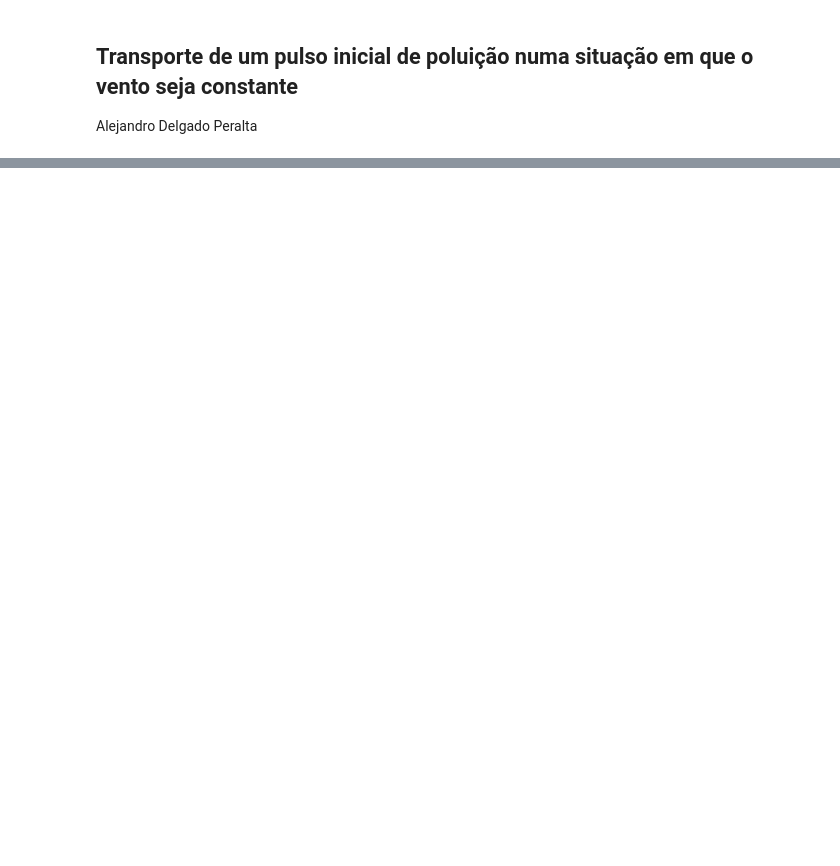
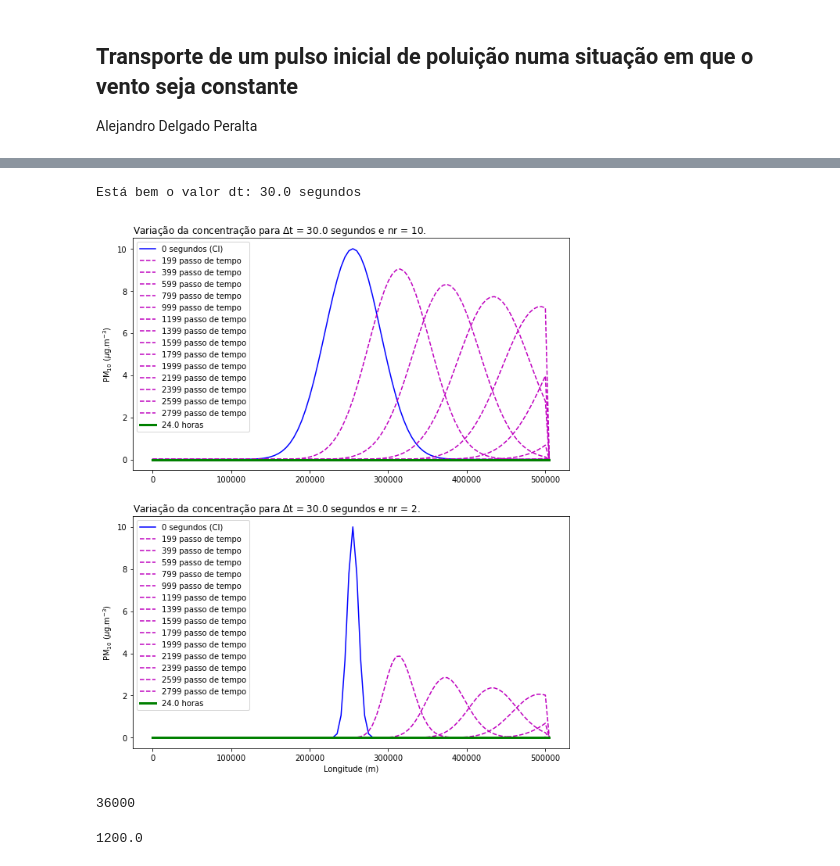
Before and after one commit to adelgadop/Modelagem, a Jupyter notebook: Exercicio_1/Advection.ipynb, the cells around one changed output, grey strips where cells are left out. Drawn from its saved outputs; the diff is of its cells as text; code cells hidden in the pictures; blank space fills up the shorter version.

```diff
--- a/Exercicio_1/Advection.ipynb
+++ b/Exercicio_1/Advection.ipynb
@@ -49,0 +26,80 @@ plt.show()
+# %%
+# Condições
+# ------------------------------------------------------
+Nx     = 101            # total points
+dx     = 5000           # meters
+Tempo  = 24*3600        # seconds
+dt     = 6*dx/1000      # time lapse, WRF-Chem criteria CFL
+Nt     = int(Tempo/dt)  # time steps, assuming by me
+U_wind = 10             # m/s as wind speed
+Co     = 10             # ug/m3 PM10
+
+if U_wind*dt/dx <1:
+    print(f"Está bem o valor dt: {dt} segundos")
+else:
+    print("Hey, melhor mudar por outro valor dt mais baixo")
+
+# Condiçõa inicial
+# ------------------------------------------------------
+## Espaço
+x = np.linspace(0,Nx*dx,Nx+1)
+
+# Concentração
+def Conc(i,nr):
+    """
+    i:  index
+    nr: número de pontos a partir do centro da gaussiana
+    """
+    Conc = Co*np.exp(-(i*dx-51*dx)**2/(nr*dx)**2)
+    return Conc
+
+## Valores de concentração para nr
+C = np.zeros(Nx+1)    # para nr = 10
+D = C.copy()          # para nr = 2
+
+for i in range(1,Nx+1):
+    # Geramos a função Gaussiana
+    C[i] = Conc(i, nr = 10)
+    D[i] = Conc(i, nr = 2)
+
+# Make a plot
+fig, ax = plt.subplots(2,1, figsize=[10,12])
+
+# Numeric solution using euler aproximation as first order
+for n in range(1, Nt+1):
+    if n == 1:
+        ax[0].plot(x,C, label=f"{n-1} segundos (CI)", color='b')
+        ax[1].plot(x,D, label=f"{n-1} segundos (CI)", color='b')
+
+    if n % 200 == 0:
+        ax[0].plot(x,C, label=f"{(n-1)} passo de tempo", color='m',linestyle='dashed')
+        ax[1].plot(x,D, label=f"{(n-1)} passo de tempo", color='m',linestyle='dashed')
+
+    cn = C.copy()
+    dn = D.copy()
+
+    for i in range(1,Nx):
+        C[i] = cn[i] - U_wind*dt/dx*(cn[i]- cn[i-1])  # revisar y verlo a mano
+        D[i] = dn[i] - U_wind*dt/dx*(dn[i]- dn[i-1])  # revisar y verlo a mano
+
+ax[0].plot(x, C, label=f"{(n*dt)/3600} horas", color='g', lw=3)
+ax[1].plot(x, D, label=f"{(n*dt)/3600} horas", color='g', lw=3)
+ax[0].set_ylabel("PM$_{10}$ ($\mu$g.m$^{-3}$)")
+ax[1].set_ylabel("PM$_{10}$ ($\mu$g.m$^{-3}$)")
+ax[1].set_xlabel("Longitude (m)")
+ax[0].set_title("Variação da concentração"+f" para $\Delta$t = {dt} segundos e nr = 10.", loc='left')
+ax[1].set_title("Variação da concentração"+f" para $\Delta$t = {dt} segundos e nr = 2.", loc='left')
+ax[0].legend()
+ax[1].legend()
+plt.show()
+# %% [output]
+Está bem o valor dt: 30.0 segundos
+[figure, added]
+# %%
+T
+# %% [output]
+36000
+# %%
+Nt
+# %% [output]
+1200.0
```
Also changed, not shown: parts of 3 cells of this notebook.
